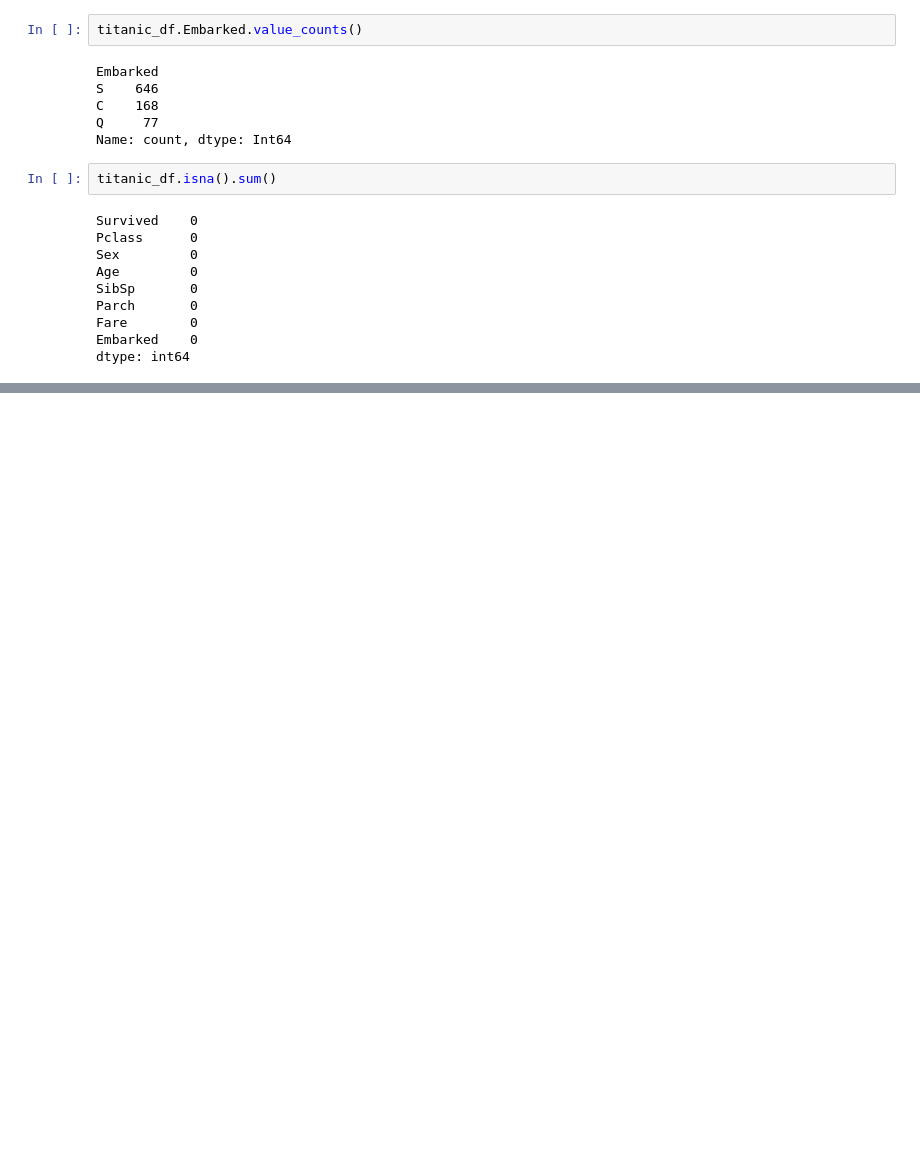
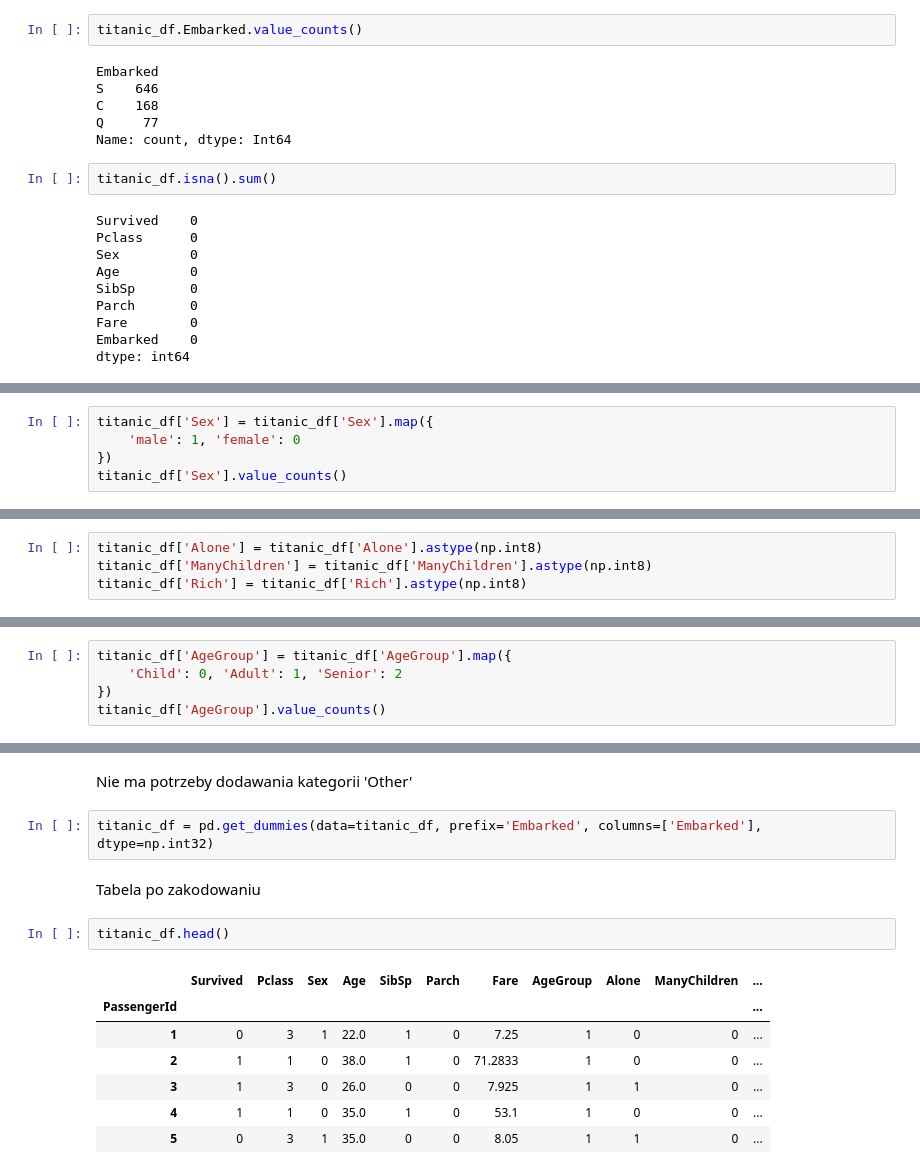
Before and after one commit to Solvro/ml-wakacyjne-wyzwanie-2025, a Jupyter notebook: 1_przetwarzanie_wizualizacja/EDA_zadanie.ipynb, the cells around one changed output, grey strips where cells are left out. Saved outputs shown, nothing was run; the diff lists cells and outputs as text; blank space fills up the shorter version.

Commit message:
Encode data

```diff
--- a/1_przetwarzanie_wizualizacja/EDA_zadanie.ipynb
+++ b/1_przetwarzanie_wizualizacja/EDA_zadanie.ipynb
@@ -250,0 +330,5 @@ dtype: int64
+# %%
+titanic_df['Sex'] = titanic_df['Sex'].map({
+    'male': 1, 'female': 0
+})
+titanic_df['Sex'].value_counts()
@@ -250,0 +342,4 @@ dtype: int64
+# %%
+titanic_df['Alone'] = titanic_df['Alone'].astype(np.int8)
+titanic_df['ManyChildren'] = titanic_df['ManyChildren'].astype(np.int8)
+titanic_df['Rich'] = titanic_df['Rich'].astype(np.int8)
@@ -250,0 +348,5 @@ dtype: int64
+# %%
+titanic_df['AgeGroup'] = titanic_df['AgeGroup'].map({
+    'Child': 0, 'Adult': 1, 'Senior': 2
+})
+titanic_df['AgeGroup'].value_counts()
@@ -250,0 +369,16 @@ dtype: int64
+# %% [markdown]
+Nie ma potrzeby dodawania kategorii 'Other'
+# %%
+titanic_df = pd.get_dummies(data=titanic_df, prefix='Embarked', columns=['Embarked'], dtype=np.int32)
+# %% [markdown]
+Tabela po zakodowaniu
+# %%
+titanic_df.head()
+# %% [output]
+|  | Survived | Pclass | Sex | Age | SibSp | Parch | Fare | AgeGroup | Alone | ManyChildren | ... |
+| PassengerId |  |  |  |  |  |  |  |  |  |  | ... |
+| 1 | 0 | 3 | 1 | 22.0 | 1 | 0 | 7.25 | 1 | 0 | 0 | ... |
+| 2 | 1 | 1 | 0 | 38.0 | 1 | 0 | 71.2833 | 1 | 0 | 0 | ... |
+| 3 | 1 | 3 | 0 | 26.0 | 0 | 0 | 7.925 | 1 | 1 | 0 | ... |
+| 4 | 1 | 1 | 0 | 35.0 | 1 | 0 | 53.1 | 1 | 0 | 0 | ... |
+| 5 | 0 | 3 | 1 | 35.0 | 0 | 0 | 8.05 | 1 | 1 | 0 | ... |
```
Also changed, not shown: parts of 23 cells of this notebook.
